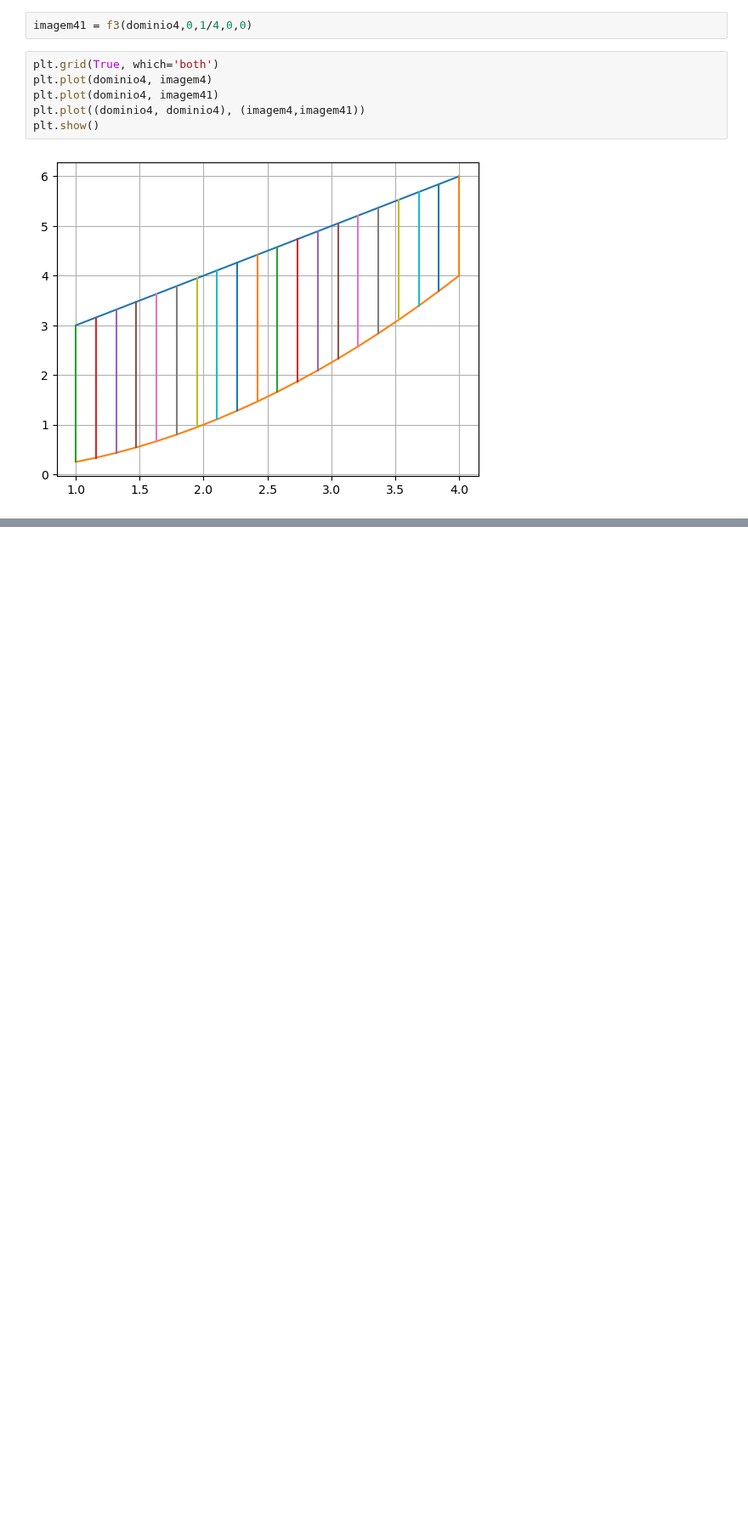
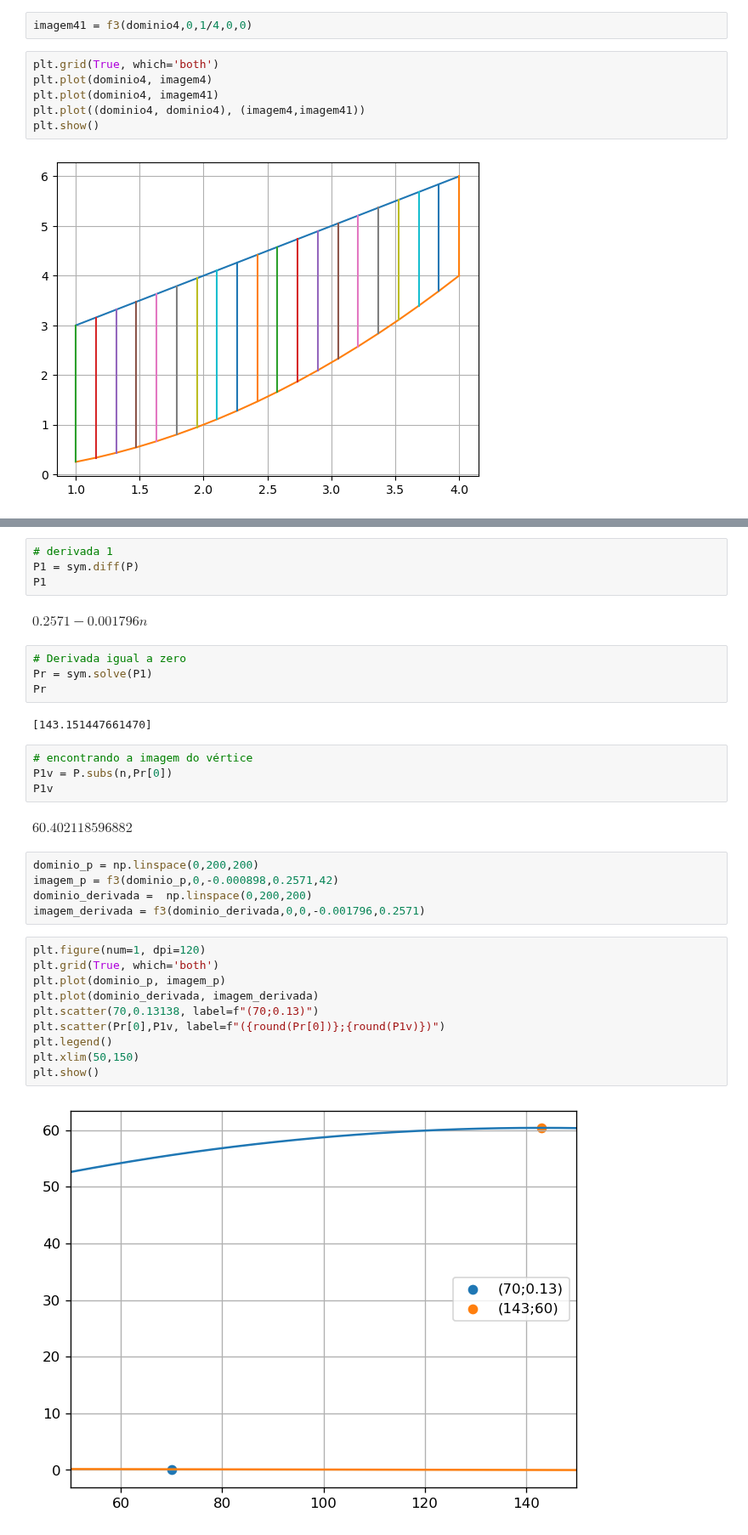
Before and after one commit to samirsaravia/AL-Calc, a Jupyter notebook: Calculo/RP.ipynb, the cells around one changed output, grey strips where cells are left out. Shown at 85% size. Drawn from its saved outputs; the diff is of its cells as text; blank space fills up the shorter version.

```diff
--- a/Calculo/RP.ipynb
+++ b/Calculo/RP.ipynb
@@ -154,0 +237,35 @@ Utilizando as regras de integração, calcule as integrais a seguir.
+# %%
+# derivada 1
+P1 = sym.diff(P)
+P1
+# %% [output]
+$\displaystyle 0.2571 - 0.001796 n$
+# %%
+# Derivada igual a zero
+Pr = sym.solve(P1)
+Pr
+# %% [output]
+[143.151447661470]
+# %%
+# encontrando a imagem do vértice
+P1v = P.subs(n,Pr[0])
+P1v
+# %% [output]
+$\displaystyle 60.402118596882$
+# %%
+dominio_p = np.linspace(0,200,200)
+imagem_p = f3(dominio_p,0,-0.000898,0.2571,42)
+dominio_derivada =  np.linspace(0,200,200)
+imagem_derivada = f3(dominio_derivada,0,0,-0.001796,0.2571)
+# %%
+plt.figure(num=1, dpi=120)
+plt.grid(True, which='both')
+plt.plot(dominio_p, imagem_p)
+plt.plot(dominio_derivada, imagem_derivada)
+plt.scatter(70,0.13138, label=f"(70;0.13)")
+plt.scatter(Pr[0],P1v, label=f"({round(Pr[0])};{round(P1v)})")
+plt.legend()
+plt.xlim(50,150)
+plt.show()
+# %% [output]
+[figure, added]
```
Also changed, not shown: parts of 16 cells of this notebook, 1 other file.
